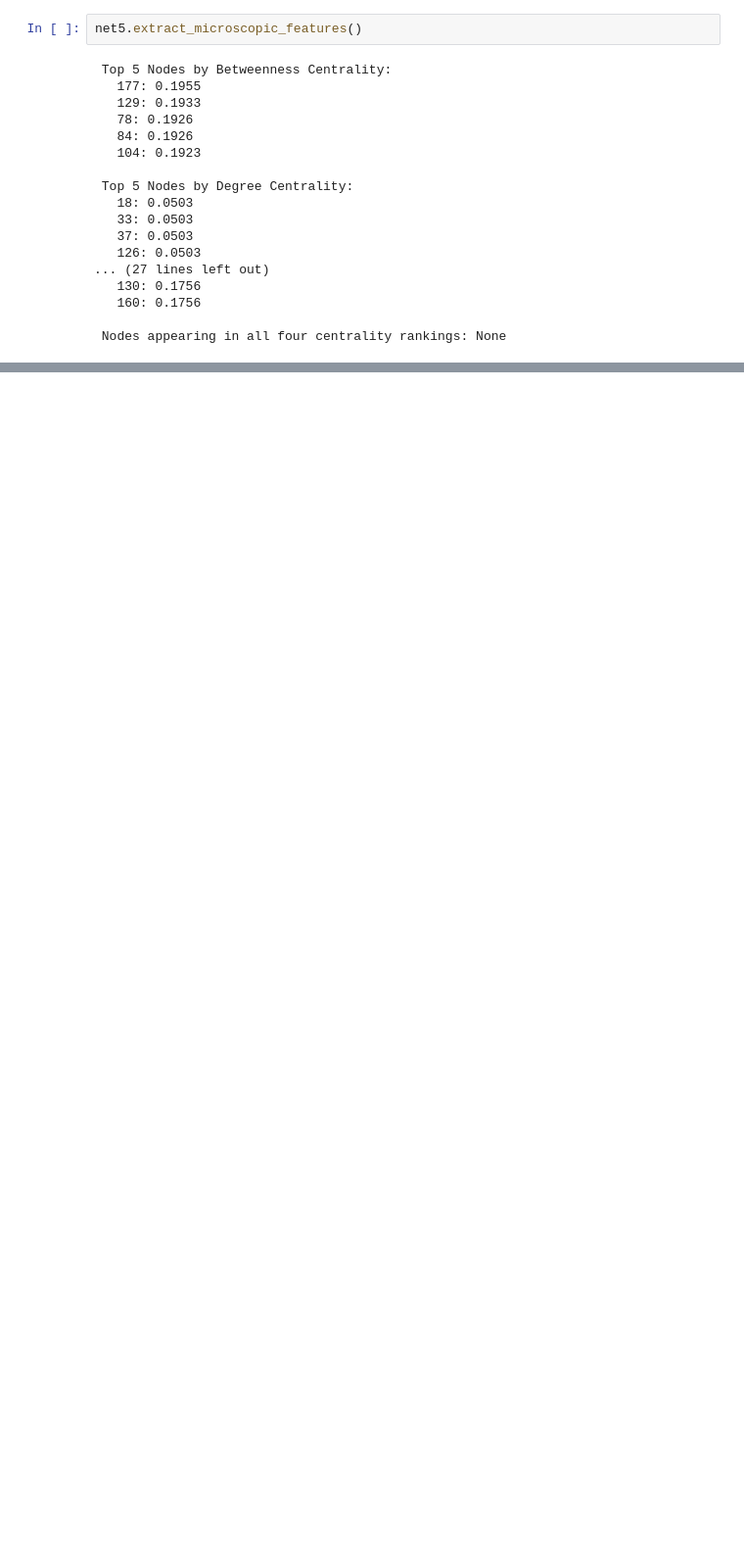
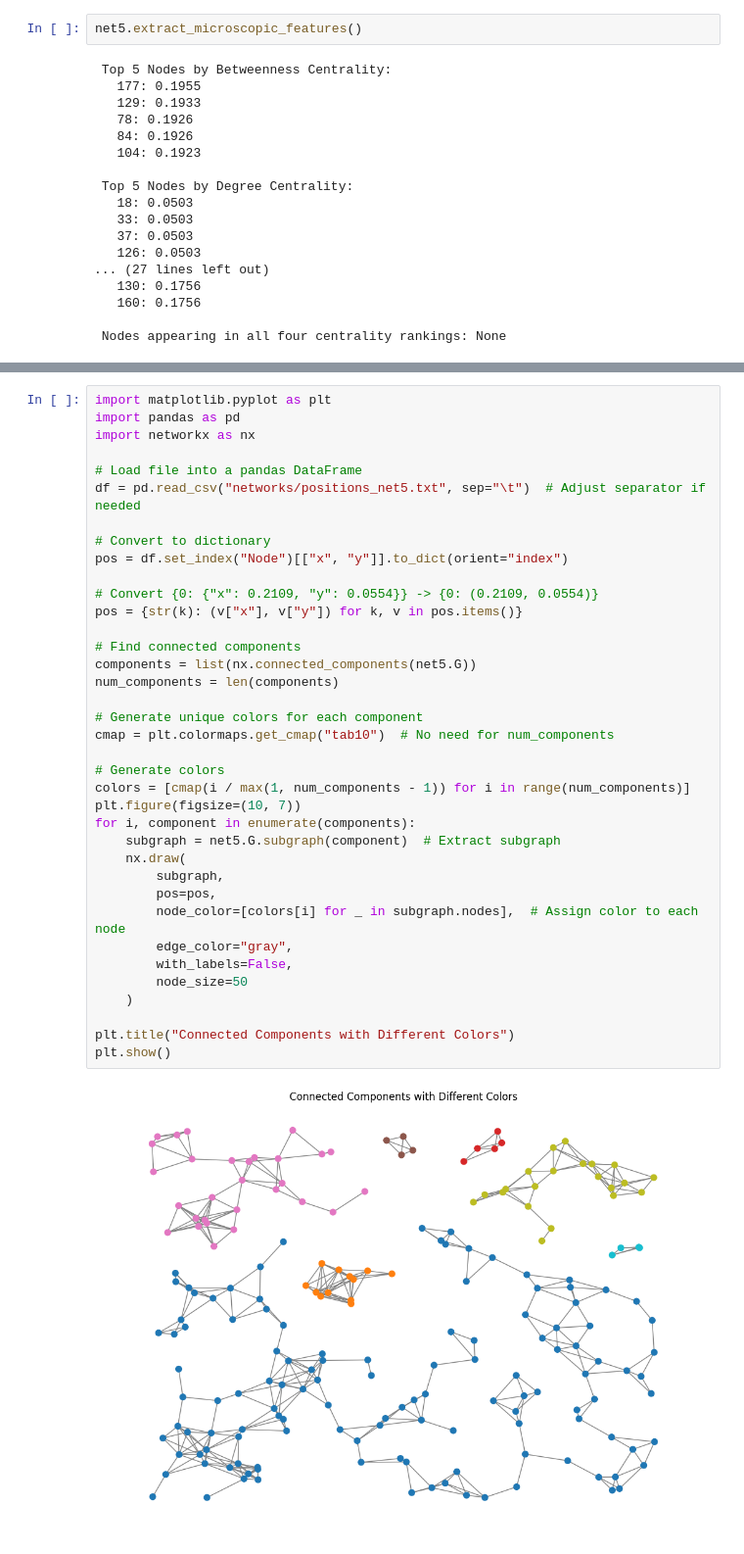
Before and after one commit to imiguelrodriguez/A1_ComplexNetworks, a Jupyter notebook: networks_analyzer.ipynb, the cells around one changed output, grey strips where cells are left out. Shown at 98% size. Cells and saved outputs as stored; diff of their text form; blank space fills up the shorter version.

Commit message:
Characterization of network 5. Explanation of RGG model and justification.

```diff
--- a/networks_analyzer.ipynb
+++ b/networks_analyzer.ipynb
@@ -549,0 +468,39 @@ plt.show()
+# %%
+import matplotlib.pyplot as plt
+import pandas as pd
+import networkx as nx
+
+# Load file into a pandas DataFrame
+df = pd.read_csv("networks/positions_net5.txt", sep="\t")  # Adjust separator if needed
+
+# Convert to dictionary
+pos = df.set_index("Node")[["x", "y"]].to_dict(orient="index")
+
+# Convert {0: {"x": 0.2109, "y": 0.0554}} -> {0: (0.2109, 0.0554)}
+pos = {str(k): (v["x"], v["y"]) for k, v in pos.items()}
+
+# Find connected components
+components = list(nx.connected_components(net5.G))
+num_components = len(components)
+
+# Generate unique colors for each component
+cmap = plt.colormaps.get_cmap("tab10")  # No need for num_components
+
+# Generate colors
+colors = [cmap(i / max(1, num_components - 1)) for i in range(num_components)]
+plt.figure(figsize=(10, 7))
+for i, component in enumerate(components):
+    subgraph = net5.G.subgraph(component)  # Extract subgraph
+    nx.draw(
+        subgraph,
+        pos=pos,
+        node_color=[colors[i] for _ in subgraph.nodes],  # Assign color to each node
+        edge_color="gray",
+        with_labels=False,
+        node_size=50
+    )
+
+plt.title("Connected Components with Different Colors")
+plt.show()
+# %% [output]
+[figure, added]
```
Also changed, not shown: parts of 14 cells of this notebook.
